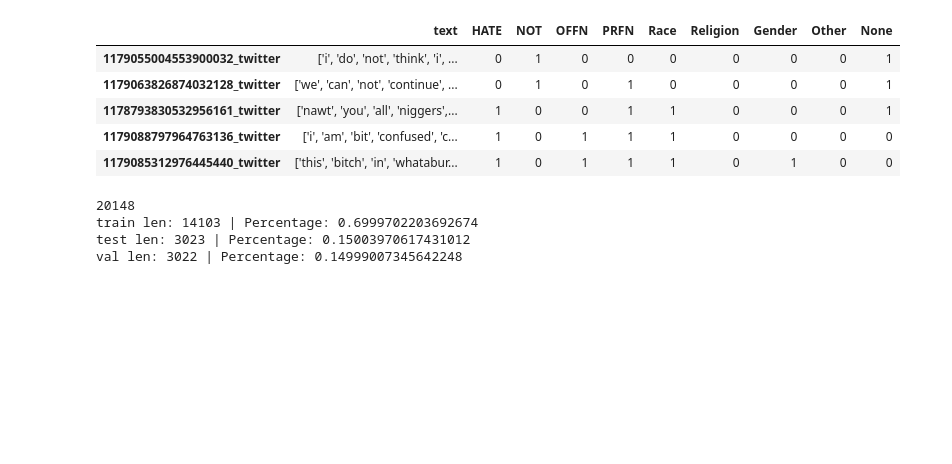
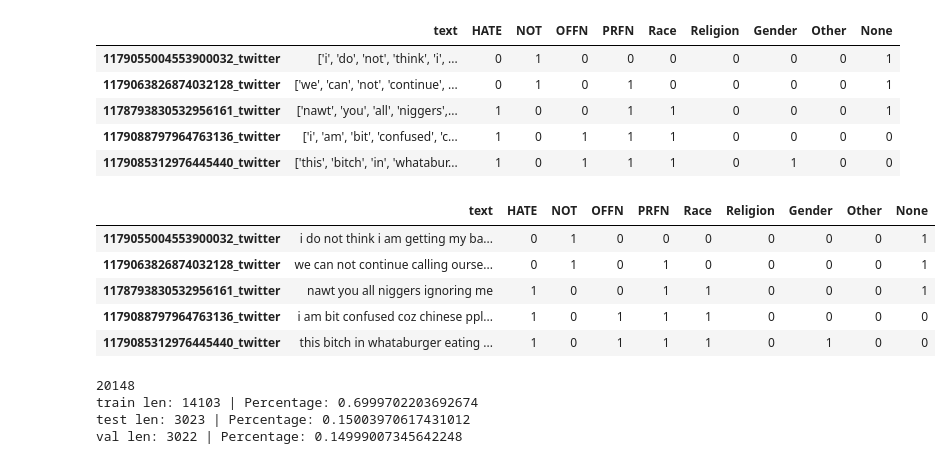
Before and after one commit to ABCD-EDU/hate-speech-SVM-model, a Jupyter notebook: src/preprocess_dataset3.ipynb, the cells around one changed output. Drawn from its saved outputs; the diff is of its cells as text; code cells hidden in the pictures; blank space fills up the shorter version.

Commit message:
fix: Concatenate list of tokens on the text column into one whole string

```diff
--- a/src/preprocess_dataset3.ipynb
+++ b/src/preprocess_dataset3.ipynb
@@ -229,6 +229,25 @@ dataset.head()
 | 1178793830532956161_twitter | ['nawt', 'you', 'all', 'niggers',... | 1 | 0 | 0 | 1 | 1 | 0 | 0 | 0 | 1 |
 | 1179088797964763136_twitter | ['i', 'am', 'bit', 'confused', 'c... | 1 | 0 | 1 | 1 | 1 | 0 | 0 | 0 | 0 |
 | 1179085312976445440_twitter | ['this', 'bitch', 'in', 'whatabur... | 1 | 0 | 1 | 1 | 1 | 0 | 1 | 0 | 0 |
+# %%
+def convert_tokenized_text_to_string(cur_val):
+   return ''.join(
+         str(cur_val)
+         .replace("\'","")
+         .replace('[','')
+         .replace(']','')
+         .strip()
+         .split(','))
+
+dataset['text'] = dataset['text'].apply(convert_tokenized_text_to_string)
+dataset.head()
+# %% [output]
+|  | text | HATE | NOT | OFFN | PRFN | Race | Religion | Gender | Other | None |
+| 1179055004553900032_twitter | i do not think i am getting my ba... | 0 | 1 | 0 | 0 | 0 | 0 | 0 | 0 | 1 |
+| 1179063826874032128_twitter | we can not continue calling ourse... | 0 | 1 | 0 | 1 | 0 | 0 | 0 | 0 | 1 |
+| 1178793830532956161_twitter | nawt you all niggers ignoring me | 1 | 0 | 0 | 1 | 1 | 0 | 0 | 0 | 1 |
+| 1179088797964763136_twitter | i am bit confused coz chinese ppl... | 1 | 0 | 1 | 1 | 1 | 0 | 0 | 0 | 0 |
+| 1179085312976445440_twitter | this bitch in whataburger eating ... | 1 | 0 | 1 | 1 | 1 | 0 | 1 | 0 | 0 |
 # %%
 from sklearn.model_selection import train_test_split
 train_df, val_df = train_test_split(dataset, test_size=0.3)
```
Also changed, not shown: 3 other files.
